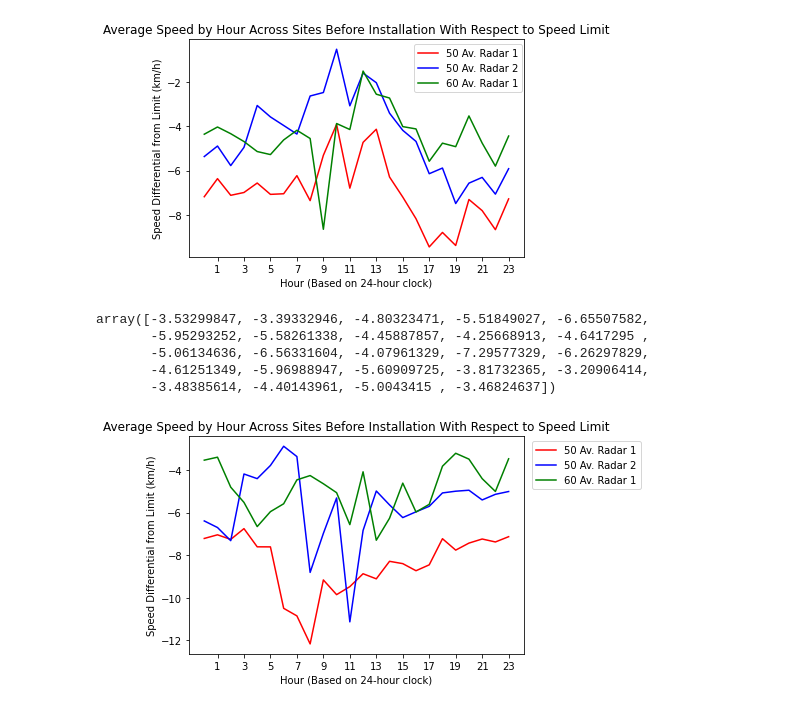
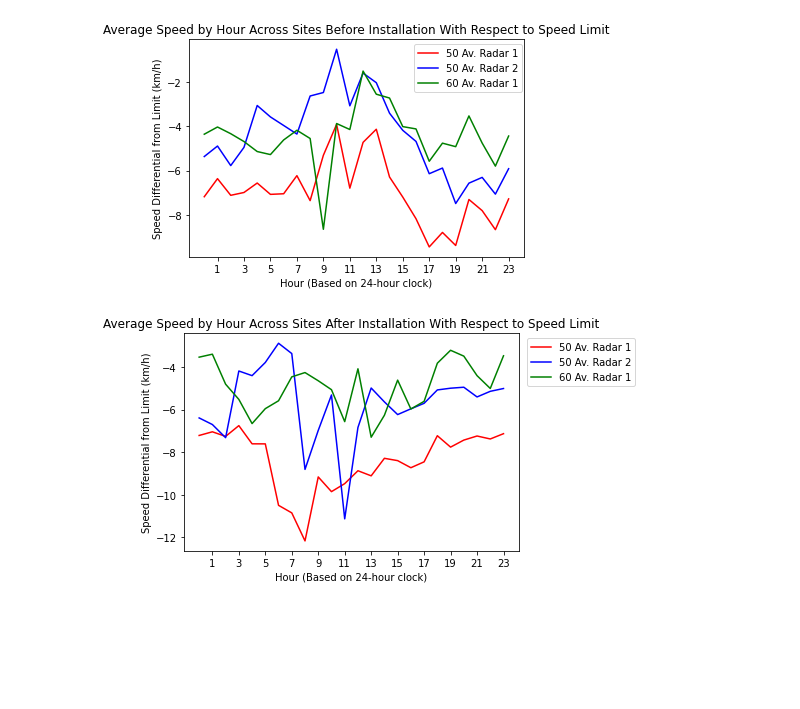
Before and after one commit to fedorukben/autoguardian-beaumont, a Jupyter notebook: analysis.ipynb, the cells around one changed output. Drawn from its saved outputs; the diff is of its cells as text; code cells hidden in the pictures; blank space fills up the shorter version.

Commit message:
Added after graphs and fixed graph names

```diff
--- a/analysis.ipynb
+++ b/analysis.ipynb
@@ -132,23 +132,15 @@ plt.title('Average Speed by Hour Across Sites Before Installation With Respect t
 plt.savefig('avg-speed-by-hr-across-sites-before-install-wrt-limit.png')
 # %% [output]
 [figure]
-# %%
-avg_by_hr(3,1,True)
-# %% [output]
-array([-3.53299847, -3.39332946, -4.80323471, -5.51849027, -6.65507582,
-       -5.95293252, -5.58261338, -4.45887857, -4.25668913, -4.6417295 ,
-       -5.06134636, -6.56331604, -4.07961329, -7.29577329, -6.26297829,
-       -4.61251349, -5.96988947, -5.60909725, -3.81732365, -3.20906414,
-       -3.48385614, -4.40143961, -5.0043415 , -3.46824637])
 # %%
 sns.lineplot(x=np.array(range(24)), y=avg_by_hr(1, 1, True), color='red', label="50 Av. Radar 1")
 sns.lineplot(x=np.array(range(24)), y=avg_by_hr(2, 1, True), color='blue', label="50 Av. Radar 2")
 sns.lineplot(x=np.array(range(24)), y=avg_by_hr(3, 1, True), color='green', label="60 Av. Radar 1")
 plt.xticks(range(1,24,2))
 plt.xlabel('Hour (Based on 24-hour clock)')
 plt.ylabel('Speed Differential from Limit (km/h)')
 plt.legend(bbox_to_anchor=(1.01, 1))
-plt.title('Average Speed by Hour Across Sites Before Installation With Respect to Speed Limit')
-plt.savefig('avg-speed-by-hr-across-sites-before-install-wrt-limit.png')
+plt.title('Average Speed by Hour Across Sites After Installation With Respect to Speed Limit')
+plt.savefig('avg-speed-by-hr-across-sites-after-install-wrt-limit.png')
 # %% [output]
-[figure, old version]
+[figure, new version]
```
Also changed, not shown: 2 other files.
